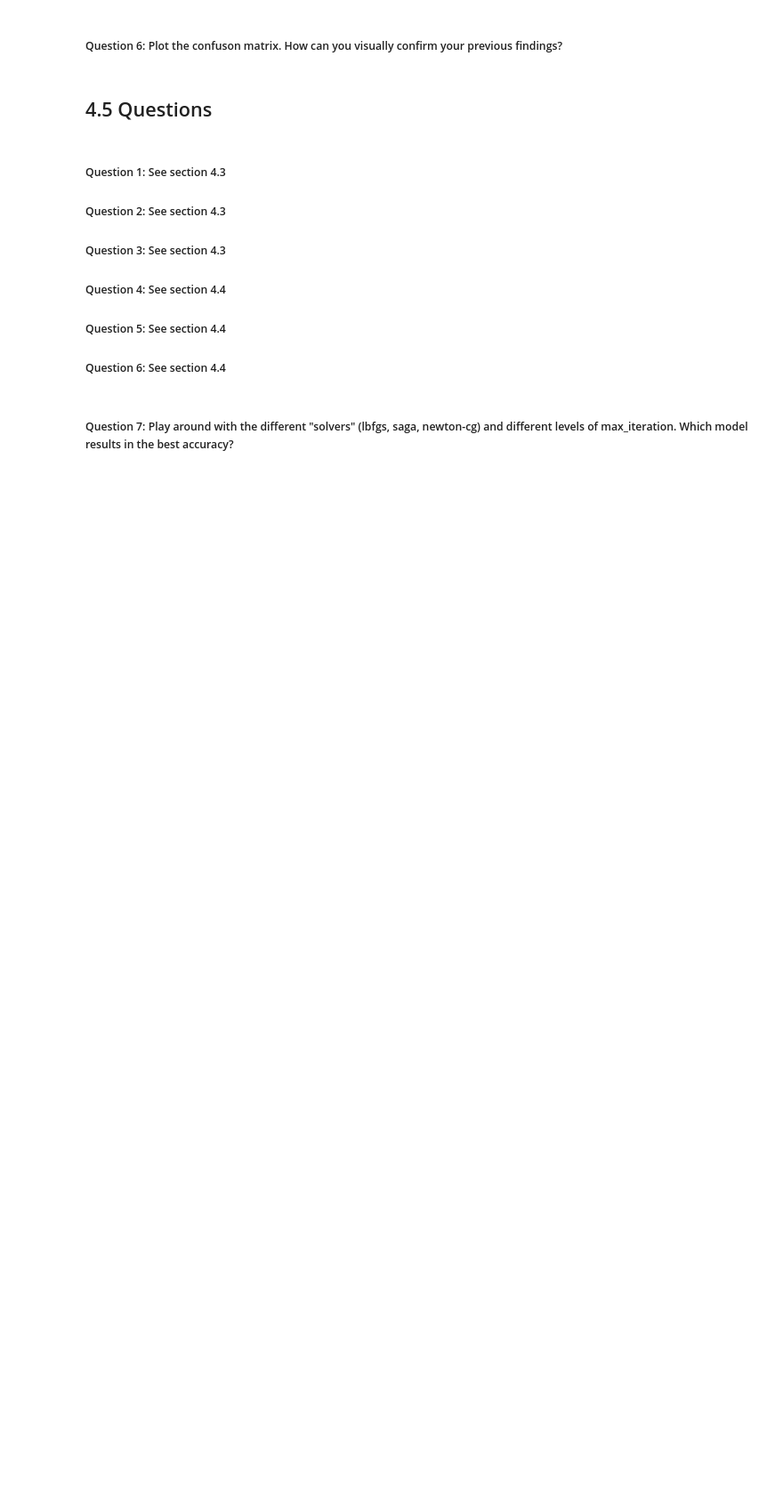
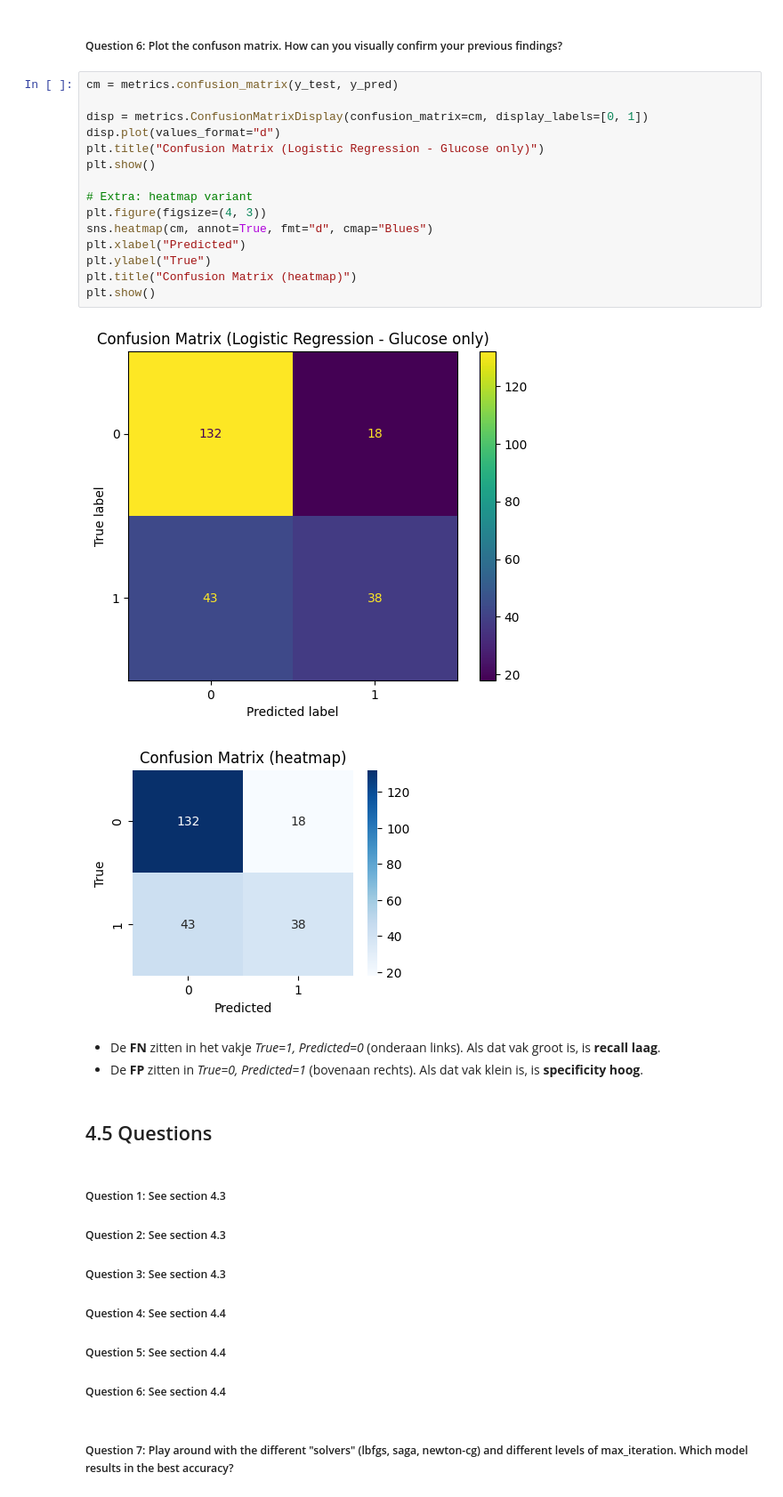
Before and after one commit to ChaybonV/Data-Science-Fundamentals, a Jupyter notebook: 04/DSF 04 - Logistic Regression Exercice.ipynb, the cells around one changed output. Shown at 89% size. Saved outputs shown, nothing was run; the diff lists cells and outputs as text; blank space fills up the shorter version.

```diff
--- a/04/DSF 04 - Logistic Regression Exercice.ipynb
+++ b/04/DSF 04 - Logistic Regression Exercice.ipynb
@@ -51,5 +163,26 @@ We have made our first prediction, but of course we don't know how well we can t
 # %% [markdown]
 ##### Question 6: Plot the confuson matrix. How can you visually confirm your previous findings?
+# %%
+cm = metrics.confusion_matrix(y_test, y_pred)
+
+disp = metrics.ConfusionMatrixDisplay(confusion_matrix=cm, display_labels=[0, 1])
+disp.plot(values_format="d")
+plt.title("Confusion Matrix (Logistic Regression - Glucose only)")
+plt.show()
+
+# Extra: heatmap variant
+plt.figure(figsize=(4, 3))
+sns.heatmap(cm, annot=True, fmt="d", cmap="Blues")
+plt.xlabel("Predicted")
+plt.ylabel("True")
+plt.title("Confusion Matrix (heatmap)")
+plt.show()
+# %% [output]
+[figure, added]
+[figure, added]
+# %% [markdown]
+- De **FN** zitten in het vakje *True=1, Predicted=0* (onderaan links). Als dat vak groot is, is **recall laag**.
+- De **FP** zitten in *True=0, Predicted=1* (bovenaan rechts). Als dat vak klein is, is **specificity hoog**.
 # %% [markdown]
 ## 4.5 Questions
 # %% [markdown]
```
Also changed, not shown: parts of 14 cells of this notebook, 1 other file.
